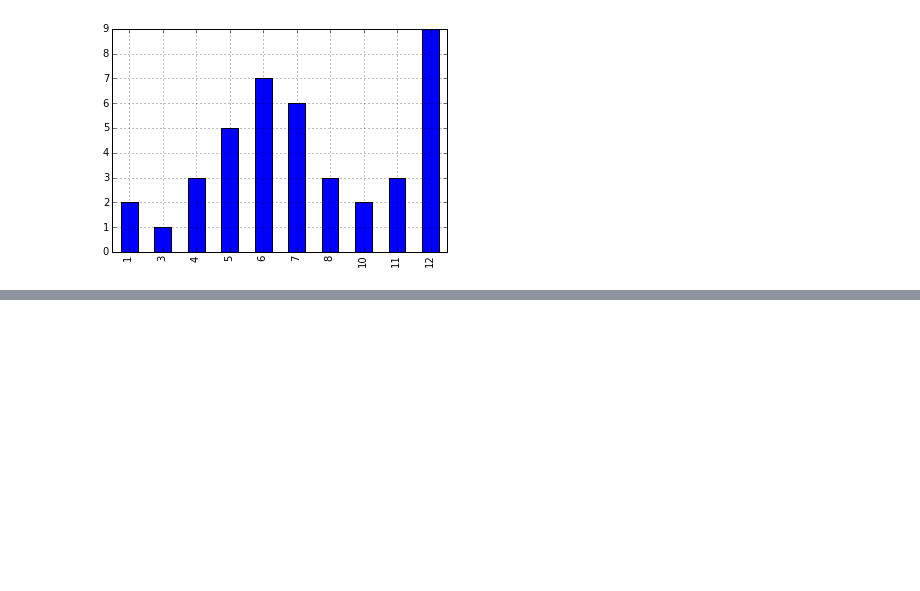
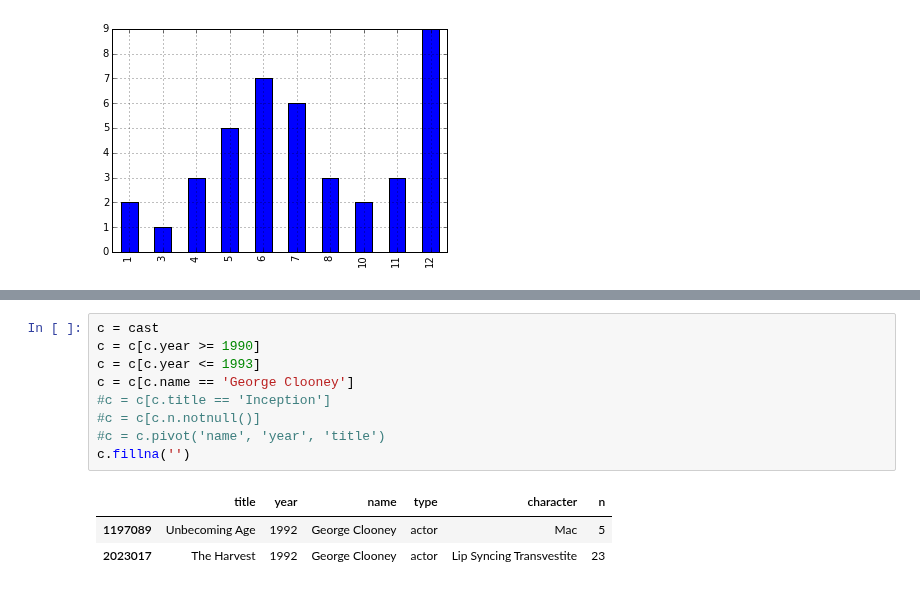
Before and after one commit to brandon-rhodes/pycon-pandas-tutorial, a Jupyter notebook: All.ipynb, the cells around one changed output, grey strips where cells are left out. Drawn from its saved outputs; the diff is of its cells as text; blank space fills up the shorter version.

```diff
--- a/All.ipynb
+++ b/All.ipynb
@@ -960,0 +972,13 @@ releases.loc['Tom Cruise'].date.dt.month.value_counts().sort_index().plot(kind='
+# %%
+c = cast
+c = c[c.year >= 1990]
+c = c[c.year <= 1993]
+c = c[c.name == 'George Clooney']
+#c = c[c.title == 'Inception']
+#c = c[c.n.notnull()]
+#c = c.pivot('name', 'year', 'title')
+c.fillna('')
+# %% [output]
+|  | title | year | name | type | character | n |
+| 1197089 | Unbecoming Age | 1992 | George Clooney | actor | Mac | 5 |
+| 2023017 | The Harvest | 1992 | George Clooney | actor | Lip Syncing Transvestite | 23 |
```
Also changed, not shown: parts of 5 cells of this notebook, 1 other file.
